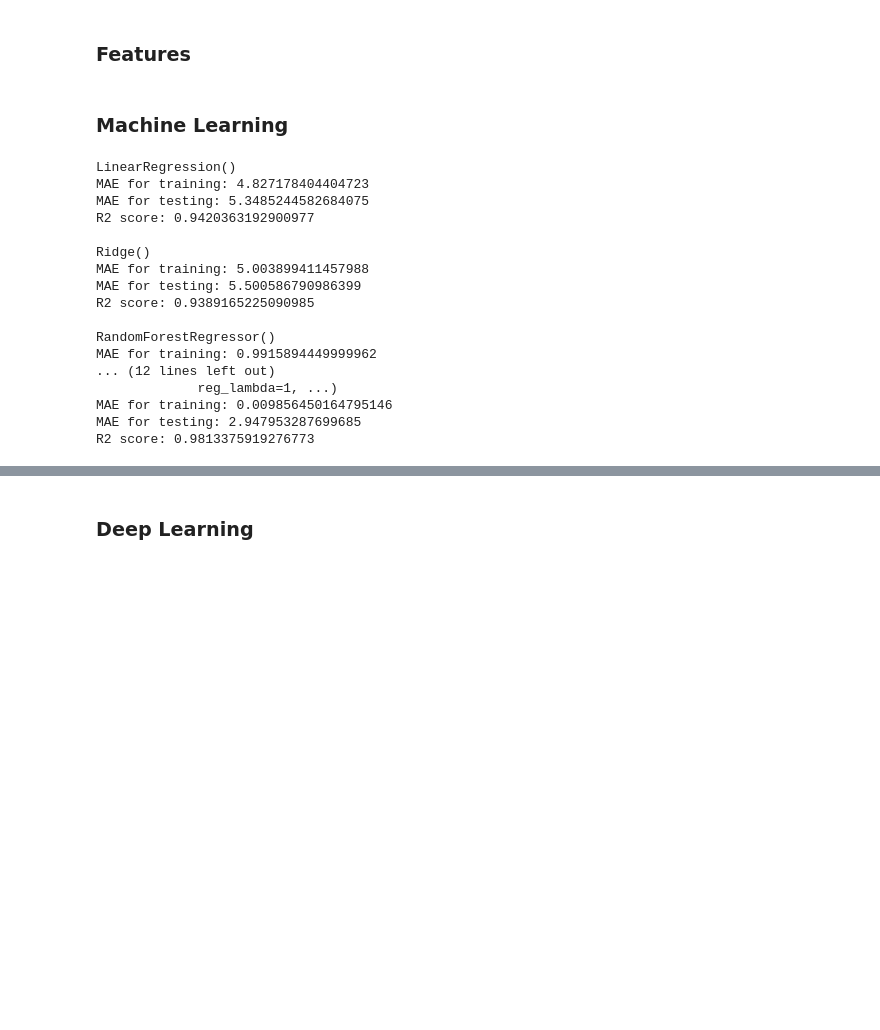
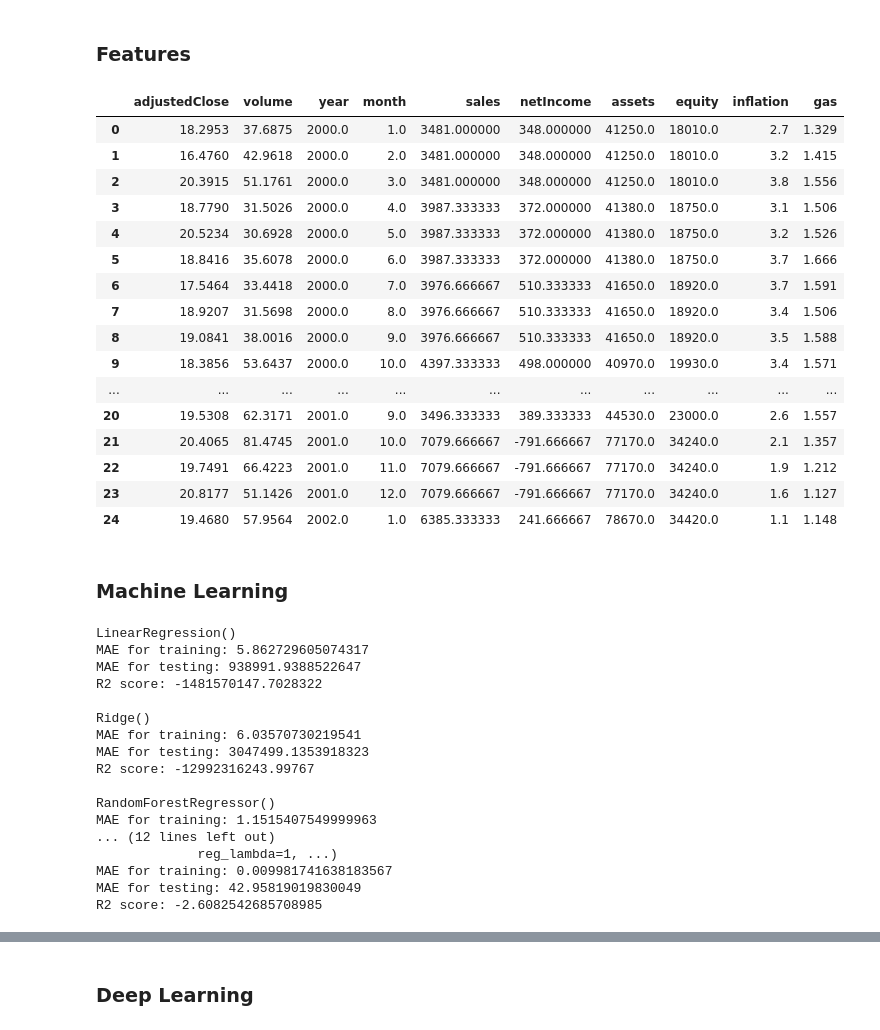
Before and after one commit to StockJanitor/Project43_DataTextMining, a Jupyter notebook: dl.ipynb, the cells around one changed output, grey strips where cells are left out. Saved outputs shown, nothing was run; the diff lists cells and outputs as text; code cells hidden in the pictures; blank space fills up the shorter version.

```diff
--- a/textMiningEV (1).ipynb
+++ b/dl.ipynb
@@ -691,3 +718,23 @@ dffinal = pd.read_csv('data/final_df.csv')
 # %% [markdown]
 ### Features
+# %%
+dffinal.head(25)
+# %% [output]
+|  | adjustedClose | volume | year | month | sales | netIncome | assets | equity | inflation | gas |
+| 0 | 18.2953 | 37.6875 | 2000.0 | 1.0 | 3481.000000 | 348.000000 | 41250.0 | 18010.0 | 2.7 | 1.329 |
+| 1 | 16.4760 | 42.9618 | 2000.0 | 2.0 | 3481.000000 | 348.000000 | 41250.0 | 18010.0 | 3.2 | 1.415 |
+| 2 | 20.3915 | 51.1761 | 2000.0 | 3.0 | 3481.000000 | 348.000000 | 41250.0 | 18010.0 | 3.8 | 1.556 |
+| 3 | 18.7790 | 31.5026 | 2000.0 | 4.0 | 3987.333333 | 372.000000 | 41380.0 | 18750.0 | 3.1 | 1.506 |
+| 4 | 20.5234 | 30.6928 | 2000.0 | 5.0 | 3987.333333 | 372.000000 | 41380.0 | 18750.0 | 3.2 | 1.526 |
+| 5 | 18.8416 | 35.6078 | 2000.0 | 6.0 | 3987.333333 | 372.000000 | 41380.0 | 18750.0 | 3.7 | 1.666 |
+| 6 | 17.5464 | 33.4418 | 2000.0 | 7.0 | 3976.666667 | 510.333333 | 41650.0 | 18920.0 | 3.7 | 1.591 |
+| 7 | 18.9207 | 31.5698 | 2000.0 | 8.0 | 3976.666667 | 510.333333 | 41650.0 | 18920.0 | 3.4 | 1.506 |
+| 8 | 19.0841 | 38.0016 | 2000.0 | 9.0 | 3976.666667 | 510.333333 | 41650.0 | 18920.0 | 3.5 | 1.588 |
+| 9 | 18.3856 | 53.6437 | 2000.0 | 10.0 | 4397.333333 | 498.000000 | 40970.0 | 19930.0 | 3.4 | 1.571 |
+| ... | ... | ... | ... | ... | ... | ... | ... | ... | ... | ... |
+| 20 | 19.5308 | 62.3171 | 2001.0 | 9.0 | 3496.333333 | 389.333333 | 44530.0 | 23000.0 | 2.6 | 1.557 |
+| 21 | 20.4065 | 81.4745 | 2001.0 | 10.0 | 7079.666667 | -791.666667 | 77170.0 | 34240.0 | 2.1 | 1.357 |
+| 22 | 19.7491 | 66.4223 | 2001.0 | 11.0 | 7079.666667 | -791.666667 | 77170.0 | 34240.0 | 1.9 | 1.212 |
+| 23 | 20.8177 | 51.1426 | 2001.0 | 12.0 | 7079.666667 | -791.666667 | 77170.0 | 34240.0 | 1.6 | 1.127 |
+| 24 | 19.4680 | 57.9564 | 2002.0 | 1.0 | 6385.333333 | 241.666667 | 78670.0 | 34420.0 | 1.1 | 1.148 |
 # %%
@@ -714,25 +758,25 @@ ridge = Ridge()
 randomForest = RandomForestRegressor()
 xgb = XGBRegressor()
 # %%
-runML(linear)
-runML(ridge)
-runML(randomForest)
-runML(xgb)
+runML(linear, X_scale_train, y_train)
+runML(ridge, X_scale_train, y_train)
+runML(randomForest, X_scale_train, y_train)
+runML(xgb, X_scale_train, y_train)
 # %% [output]
 LinearRegression()
-MAE for training: 4.827178404404723
-MAE for testing: 5.3485244582684075
-R2 score: 0.9420363192900977
+MAE for training: 5.862729605074317
+MAE for testing: 938991.9388522647
+R2 score: -1481570147.7028322
 
 Ridge()
-MAE for training: 5.003899411457988
-MAE for testing: 5.500586790986399
-R2 score: 0.9389165225090985
+MAE for training: 6.03570730219541
+MAE for testing: 3047499.1353918323
+R2 score: -12992316243.99767
 
 RandomForestRegressor()
-MAE for training: 0.9915894449999962
+MAE for training: 1.1515407549999963
 ... (12 lines left out)
              reg_lambda=1, ...)
-MAE for training: 0.009856450164795146
-MAE for testing: 2.947953287699685
-R2 score: 0.9813375919276773
+MAE for training: 0.009981741638183567
+MAE for testing: 42.95819019830049
+R2 score: -2.6082542685708985
```
Also changed, not shown: parts of 19 cells of this notebook, 2 other files.
